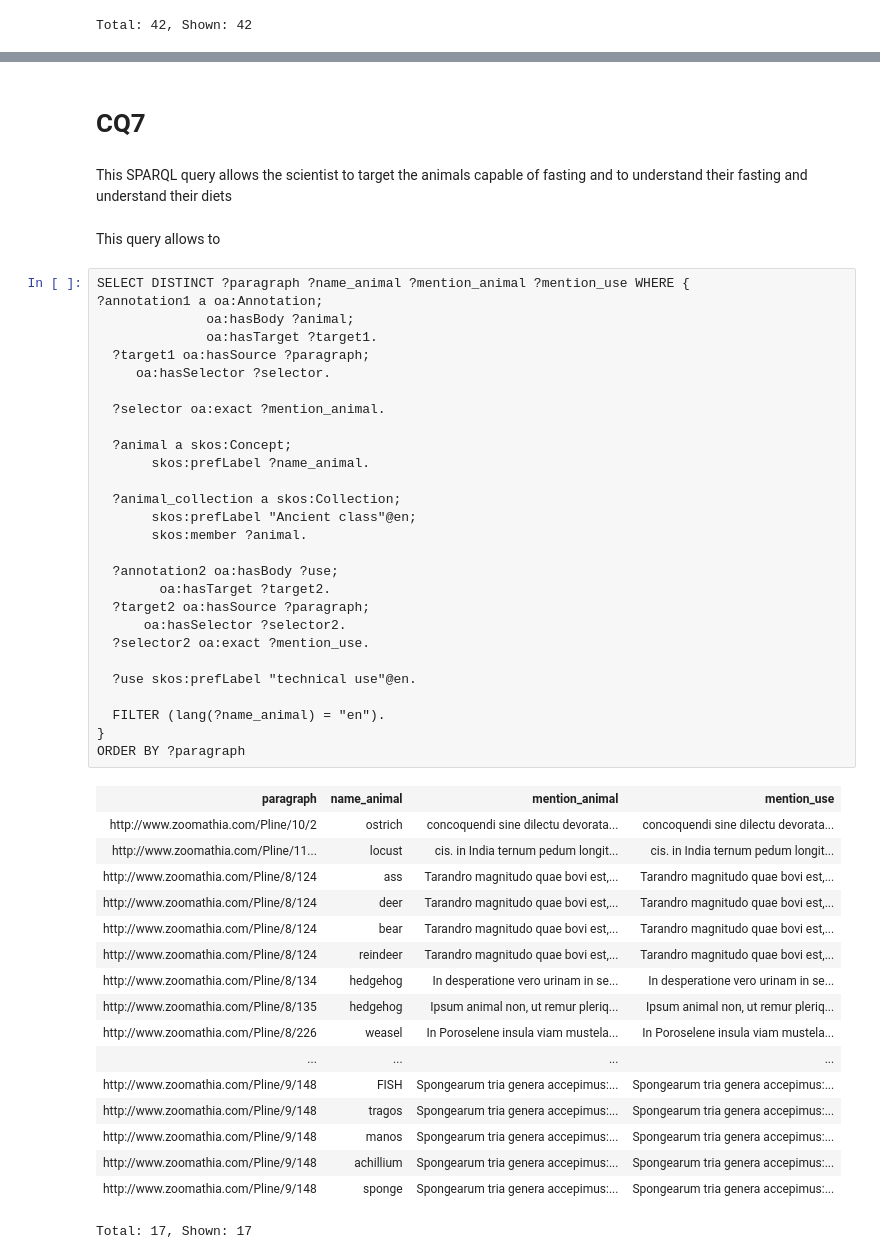
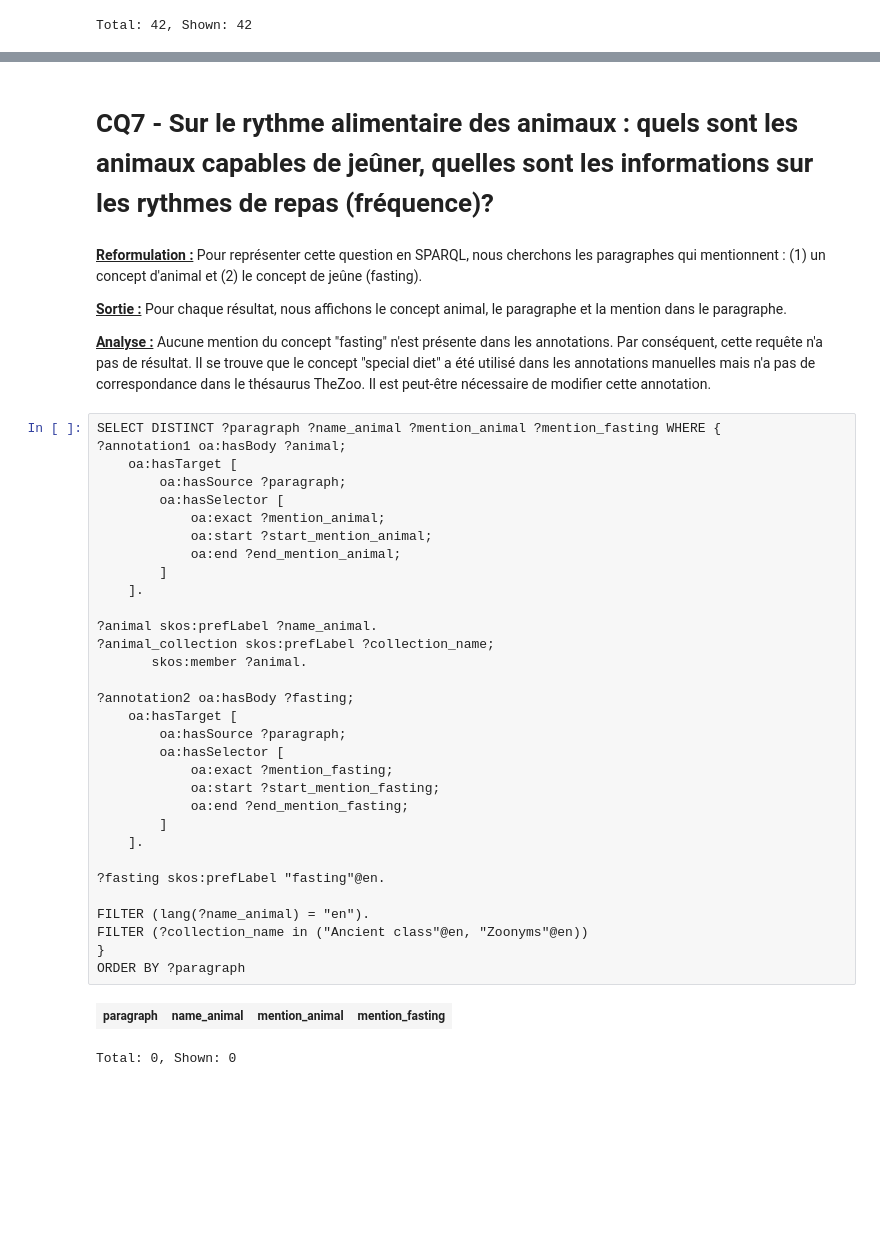
Before and after one commit to Sensaku/CEPAM-CNRS-Zoomathia, a Jupyter notebook: Projet_Zoomathia/QC/Pline-KG_Queries.ipynb, the cells around one changed output, grey strips where cells are left out. Drawn from its saved outputs; the diff is of its cells as text; blank space fills up the shorter version.

```diff
--- a/Projet_Zoomathia/QC/Pline-KG_Queries.ipynb
+++ b/Projet_Zoomathia/QC/Pline-KG_Queries.ipynb
@@ -479,53 +484,43 @@ Total: 45, Shown: 45
-# %% [markdown]
-# CQ7
-# %% [markdown]
-This SPARQL query allows the scientist to target the animals capable of fasting and to understand their
-fasting and understand their diets
-# %% [markdown]
-This query allows to
+# %% [markdown]
+# CQ7 - Sur le rythme alimentaire des animaux : quels sont les animaux capables de jeûner, quelles sont les informations sur les rythmes de repas (fréquence)?
+# %% [markdown]
+<u>**Reformulation :**</u> Pour représenter cette question en SPARQL, nous cherchons les paragraphes qui mentionnent : (1) un concept d'animal et (2) le concept de jeûne (fasting).
+
+<u>**Sortie :**</u> Pour chaque résultat, nous affichons le concept animal, le paragraphe et la mention dans le paragraphe.
+
+<u>**Analyse :**</u> Aucune mention du concept "fasting" n'est présente dans les annotations. Par conséquent, cette requête n'a pas de résultat. Il se trouve que le concept "special diet" a été utilisé dans les annotations manuelles mais n'a pas de correspondance dans le thésaurus TheZoo. Il est peut-être nécessaire de modifier cette annotation.
 # %%
-SELECT DISTINCT ?paragraph ?name_animal ?mention_animal ?mention_use WHERE {
-?annotation1 a oa:Annotation;
-              oa:hasBody ?animal;
-              oa:hasTarget ?target1.
-  ?target1 oa:hasSource ?paragraph;
-     oa:hasSelector ?selector.
+SELECT DISTINCT ?paragraph ?name_animal ?mention_animal ?mention_fasting WHERE {
+?annotation1 oa:hasBody ?animal;
+    oa:hasTarget [
+        oa:hasSource ?paragraph;
+        oa:hasSelector [
+            oa:exact ?mention_animal;
+            oa:start ?start_mention_animal;
+            oa:end ?end_mention_animal;
+        ]
+    ].
 
-  ?selector oa:exact ?mention_animal.
-
-  ?animal a skos:Concept;
-       skos:prefLabel ?name_animal.
-
-  ?animal_collection a skos:Collection;
-       skos:prefLabel "Ancient class"@en;
+?animal skos:prefLabel ?name_animal.
+?animal_collection skos:prefLabel ?collection_name;
        skos:member ?animal.
 
-  ?annotation2 oa:hasBody ?use;
-        oa:hasTarget ?target2.
-  ?target2 oa:hasSource ?paragraph;
-      oa:hasSelector ?selector2.
-  ?selector2 oa:exact ?mention_use.
+?annotation2 oa:hasBody ?fasting;
+    oa:hasTarget [
+        oa:hasSource ?paragraph;
+        oa:hasSelector [
+            oa:exact ?mention_fasting;
+            oa:start ?start_mention_fasting;
+            oa:end ?end_mention_fasting;
+        ]
+    ].
 
-  ?use skos:prefLabel "technical use"@en.
+?fasting skos:prefLabel "fasting"@en.
 
-  FILTER (lang(?name_animal) = "en").
+FILTER (lang(?name_animal) = "en").
+FILTER (?collection_name in ("Ancient class"@en, "Zoonyms"@en))
 }
 ORDER BY ?paragraph
 # %% [output]
-| paragraph | name_animal | mention_animal | mention_use |
-| http://www.zoomathia.com/Pline/10/2 | ostrich | concoquendi sine dilectu devorata... | concoquendi sine dilectu devorata... |
-| http://www.zoomathia.com/Pline/11... | locust | cis. in India ternum pedum longit... | cis. in India ternum pedum longit... |
-| http://www.zoomathia.com/Pline/8/124 | ass | Tarandro magnitudo quae bovi est,... | Tarandro magnitudo quae bovi est,... |
-| http://www.zoomathia.com/Pline/8/124 | deer | Tarandro magnitudo quae bovi est,... | Tarandro magnitudo quae bovi est,... |
-| http://www.zoomathia.com/Pline/8/124 | bear | Tarandro magnitudo quae bovi est,... | Tarandro magnitudo quae bovi est,... |
-| http://www.zoomathia.com/Pline/8/124 | reindeer | Tarandro magnitudo quae bovi est,... | Tarandro magnitudo quae bovi est,... |
-| http://www.zoomathia.com/Pline/8/134 | hedgehog | In desperatione vero urinam in se... | In desperatione vero urinam in se... |
-| http://www.zoomathia.com/Pline/8/135 | hedgehog | Ipsum animal non, ut remur pleriq... | Ipsum animal non, ut remur pleriq... |
-| http://www.zoomathia.com/Pline/8/226 | weasel | In Poroselene insula viam mustela... | In Poroselene insula viam mustela... |
-| ... | ... | ... | ... |
-| http://www.zoomathia.com/Pline/9/148 | FISH | Spongearum tria genera accepimus:... | Spongearum tria genera accepimus:... |
-| http://www.zoomathia.com/Pline/9/148 | tragos | Spongearum tria genera accepimus:... | Spongearum tria genera accepimus:... |
-| http://www.zoomathia.com/Pline/9/148 | manos | Spongearum tria genera accepimus:... | Spongearum tria genera accepimus:... |
-| http://www.zoomathia.com/Pline/9/148 | achillium | Spongearum tria genera accepimus:... | Spongearum tria genera accepimus:... |
-| http://www.zoomathia.com/Pline/9/148 | sponge | Spongearum tria genera accepimus:... | Spongearum tria genera accepimus:... |
+| paragraph | name_animal | mention_animal | mention_fasting |
-Total: 17, Shown: 17
+Total: 0, Shown: 0
```
Also changed, not shown: parts of 5 cells of this notebook.
